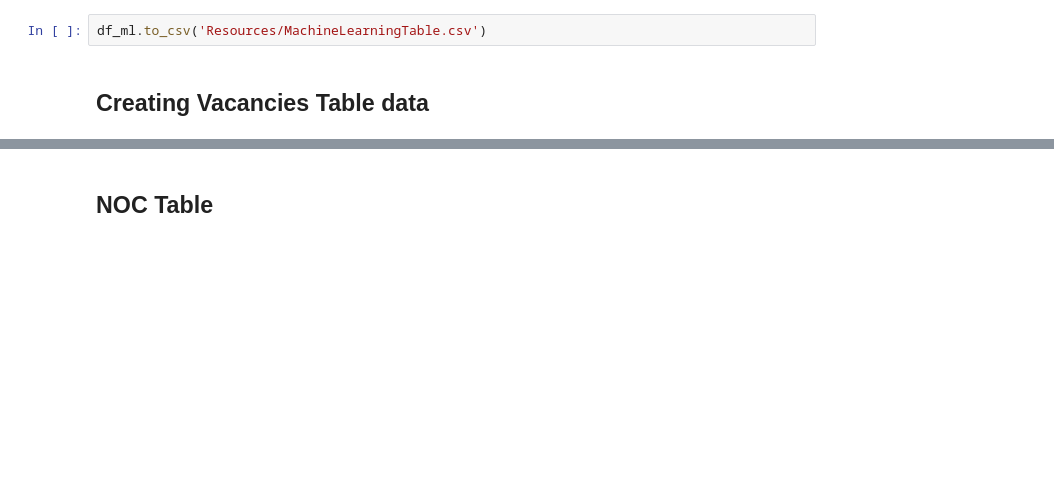
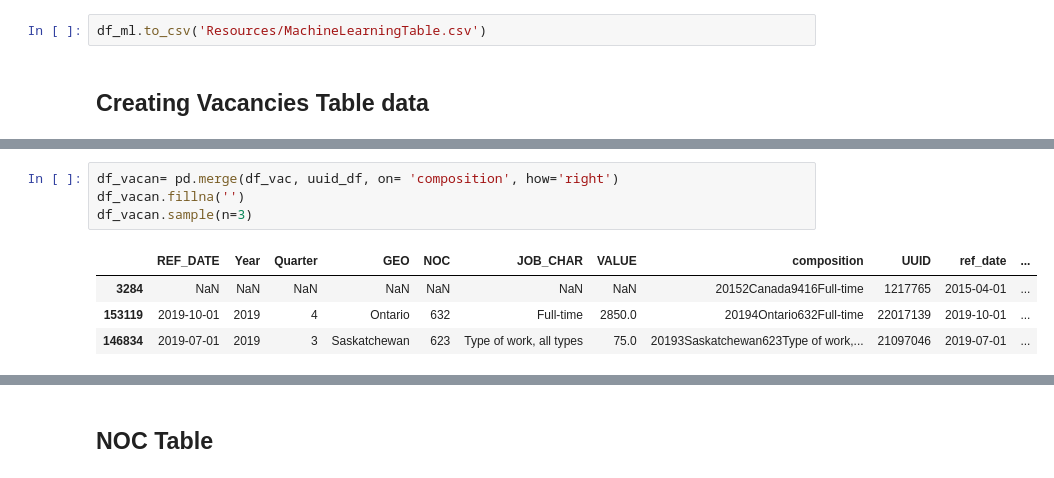
Before and after one commit to alecngai/Predicting_Canadian_Job_Vacancies, a Jupyter notebook: Database/Data_Cleanse_for_DBLoad_with_UUID_toSQL.ipynb, the cells around one changed output, grey strips where cells are left out. Drawn from its saved outputs; the diff is of its cells as text; blank space fills up the shorter version.

```diff
--- a/Database/Data_Cleanse_for_DBLoad_with_UUID.ipynb
+++ b/Database/Data_Cleanse_for_DBLoad_with_UUID_toSQL.ipynb
@@ -198,0 +230,9 @@ df_vac
+# %%
+df_vacan= pd.merge(df_vac, uuid_df, on= 'composition', how='right')
+df_vacan.fillna('')
+df_vacan.sample(n=3)
+# %% [output]
+|  | REF_DATE | Year | Quarter | GEO | NOC | JOB_CHAR | VALUE | composition | UUID | ref_date | ... |
+| 3284 | NaN | NaN | NaN | NaN | NaN | NaN | NaN | 20152Canada9416Full-time | 1217765 | 2015-04-01 | ... |
+| 153119 | 2019-10-01 | 2019 | 4 | Ontario | 632 | Full-time | 2850.0 | 20194Ontario632Full-time | 22017139 | 2019-10-01 | ... |
+| 146834 | 2019-07-01 | 2019 | 3 | Saskatchewan | 623 | Type of work, all types | 75.0 | 20193Saskatchewan623Type of work,... | 21097046 | 2019-07-01 | ... |
```
Also changed, not shown: parts of 6 cells of this notebook.
